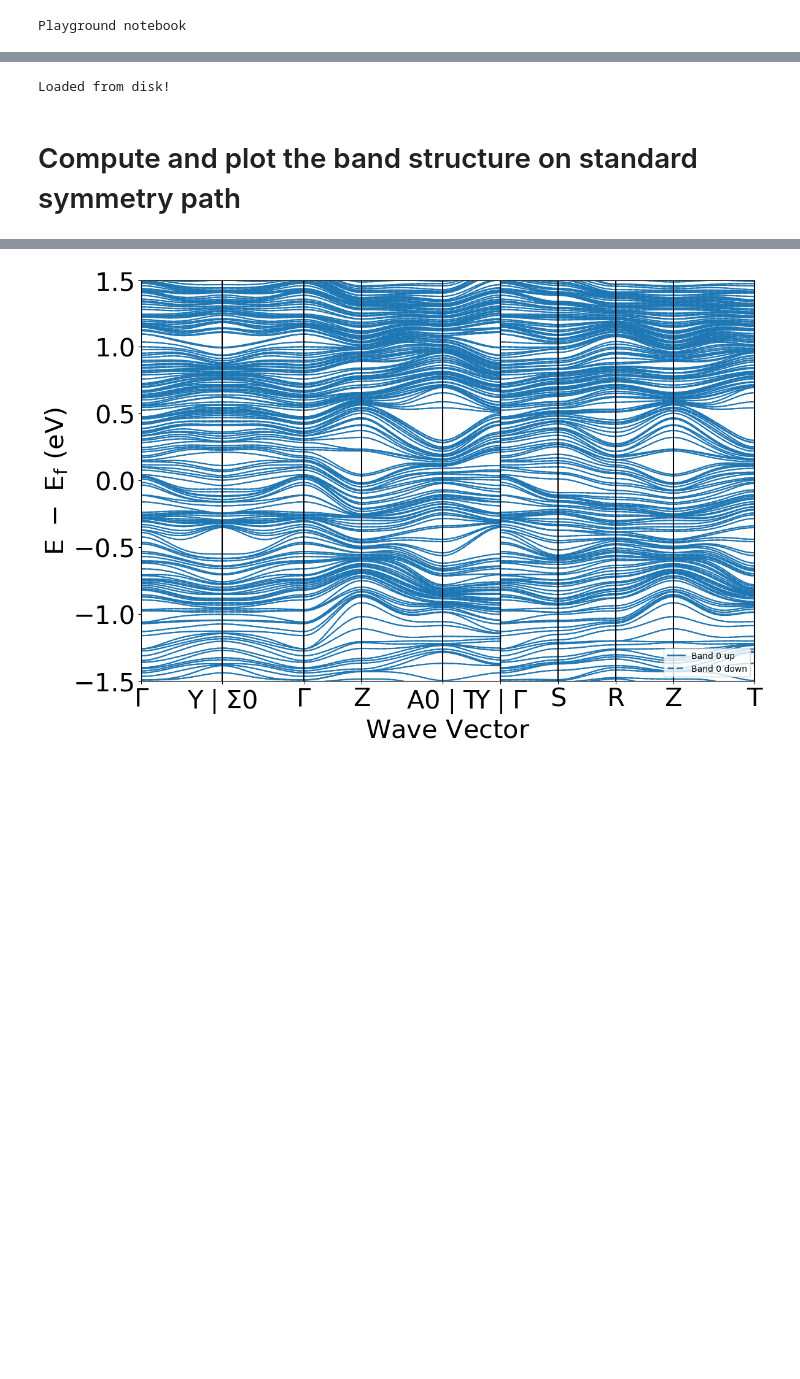
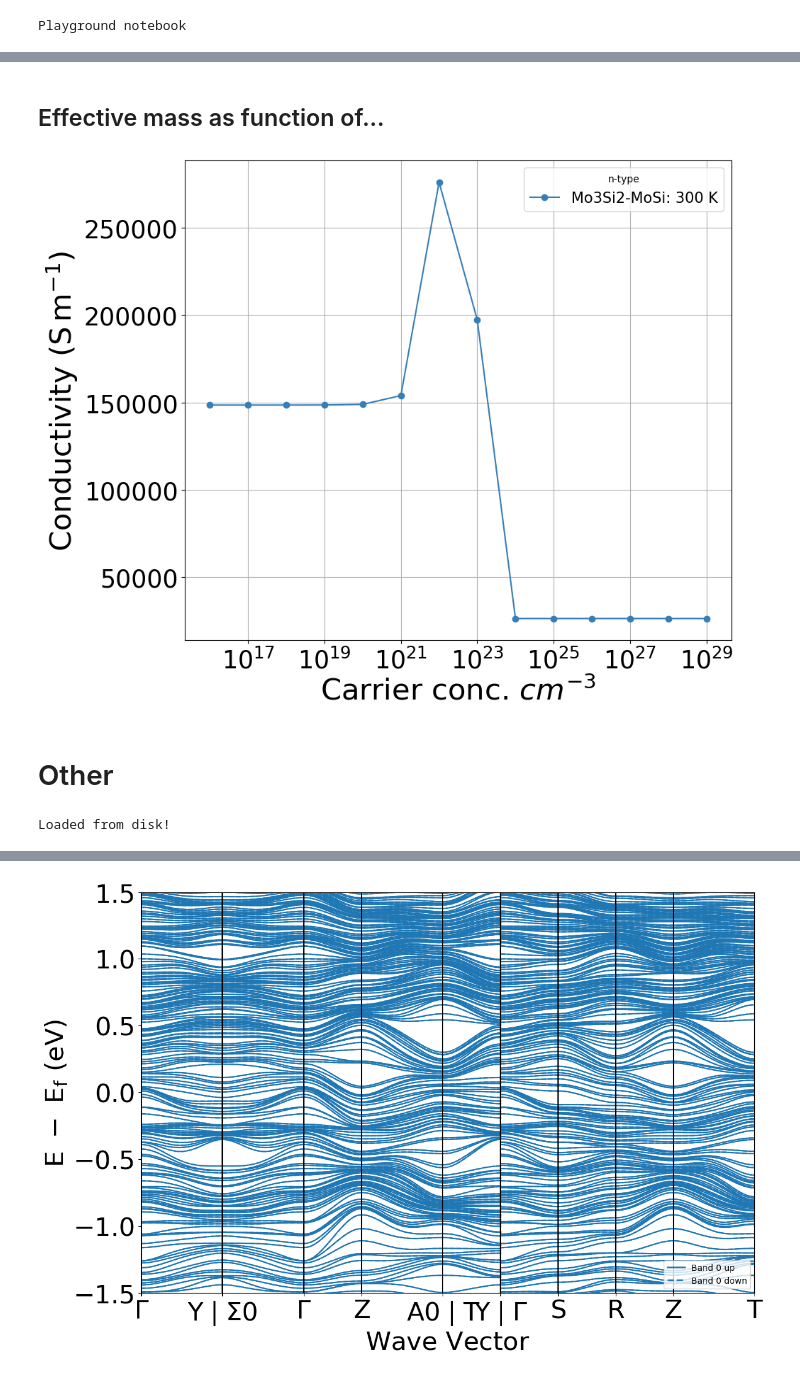
Before and after one commit to everydayanchovies/workshop-physics-and-astronomy-notebooks, a Jupyter notebook: Group3/Playground.ipynb, the cells around one changed output, grey strips where cells are left out. Saved outputs shown, nothing was run; the diff lists cells and outputs as text; code cells hidden in the pictures; blank space fills up the shorter version.

```diff
--- a/Group3/Playground.ipynb
+++ b/Group3/Playground.ipynb
@@ -82,3 +324,13 @@ element_data
+# %% [markdown]
+## Effective mass as function of...
+# %%
+ax = plt.figure(figsize=(10, 8))
+for i, k in enumerate(element_data.keys()):
+    ax = element_data[k]['plotter'].plot_props('C','doping','temp',temps=temps[0:1],ax=ax,label=k,marker=markers[i],color=colors[i],linestyle=linestyles[i][1])
+# %% [output]
+[figure, added]
+# %% [markdown]
+# Other
 # %%
 vrun = Vasprun('vasprun.xml',parse_projected_eigen=True)
 data = VasprunBSLoader(vrun)
@@ -92,8 +344,6 @@ elif load_from_disk:
     print("Loaded from disk!")
 # %% [output]
 Loaded from disk!
-# %% [markdown]
-# Compute and plot the band structure on standard symmetry path
 # %%
 # sbs = bztInterp.get_band_structure()
 # list(sbs.bands.values())[0].shape
```
Also changed, not shown: parts of 18 cells of this notebook.
